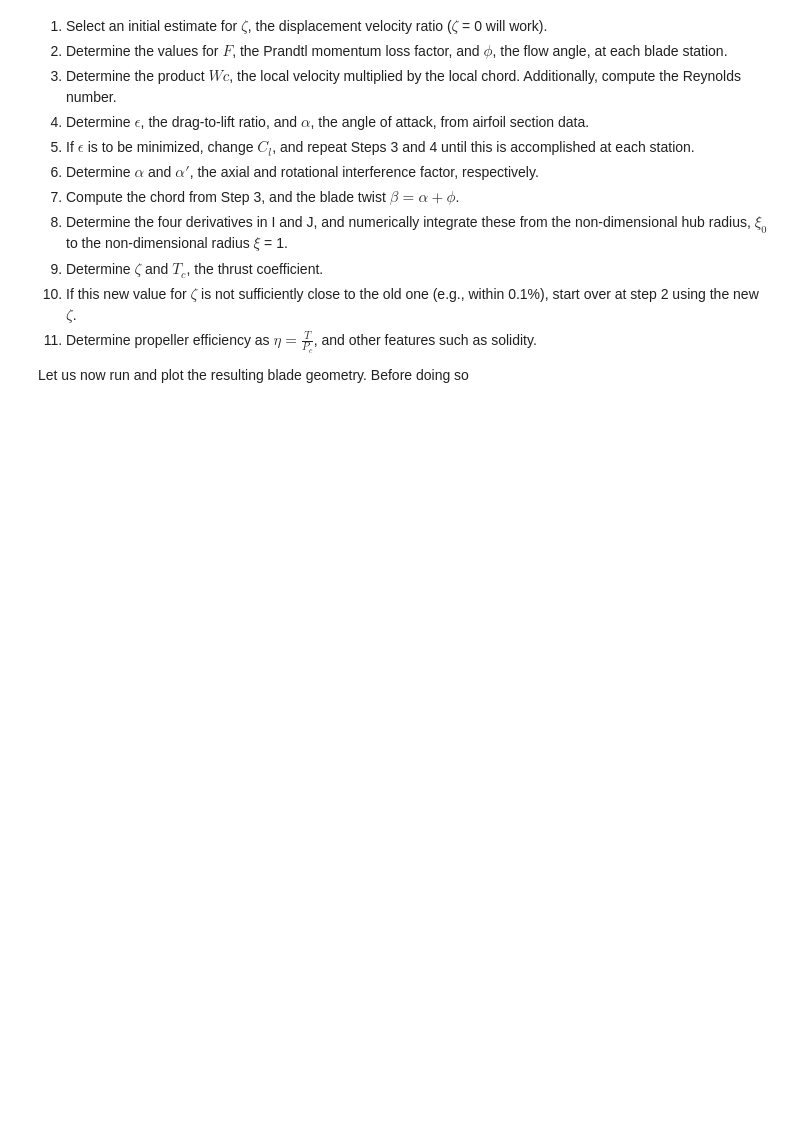
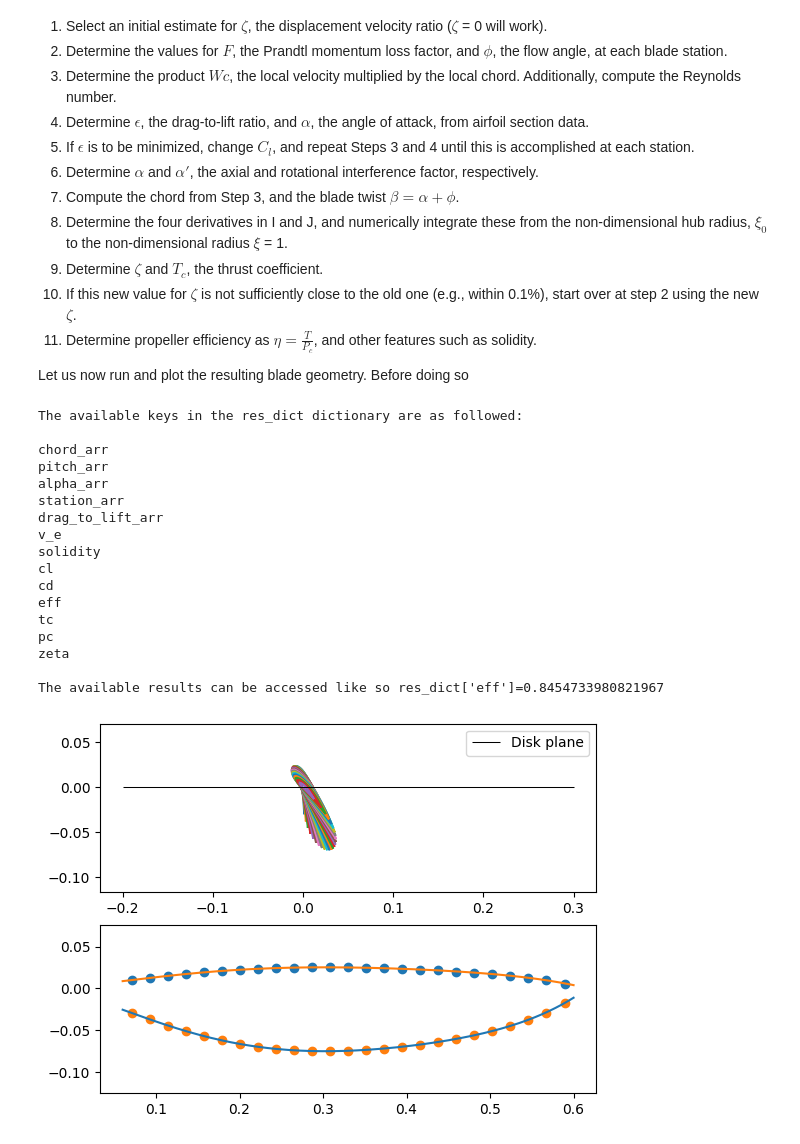
Before and after one commit to saullocastro/tuduam, a Jupyter notebook: notebooks/prop_sizing.ipynb, the cells around one changed output. Saved outputs shown, nothing was run; the diff lists cells and outputs as text; code cells hidden in the pictures; blank space fills up the shorter version.

```diff
--- a/notebooks/prop_sizing.ipynb
+++ b/notebooks/prop_sizing.ipynb
@@ -28,7 +30,13 @@ sys.path.insert(0, os.path.dirname(os.path.abspath('')))
 import tuduam as tud
 import tuduam.propulsion as prop
 
+# Define parameters required by API
+data_path = os.path.realpath(os.path.join(os.path.abspath('.'), '..', 'examples', 'data')) # Path to airfoil data
+coord_path = os.path.realpath(os.path.join(os.path.abspath('.'), '..', 'examples', 'naca_4412.txt')) # Path to airfoil coordinates
+n_stations = 25
+
 # Define operatonal parameters
+thrust_req = 400
 v_cruise = 210/3.6
 h_cruise = 1200
 isa = tud.ISA(h_cruise)
@@ -36,12 +44,12 @@ a_snd = isa.soundspeed()
 rho_cr = isa.density()
 dyn_vis = isa.viscosity_dyn()
 
-# Define the specified conditions for the
-# propeller geometry in the data structure
+# Define the specified conditions for the propeller geometry in the data structure
 prop_class = tud.Propeller(
-                    n_blades=3, # Number of blades
-                    r_prop=0.3,
+                    n_blades=6, # Number of blades
+                    r_prop=0.6, # propeller radius
                     rpm_cruise=1200,
+                    tc_ratio=0.12,  # Thickness to chord ratio of airfoil
                     xi_0=0.1 # nondimensional hub radius (r_hub/R)
                     )
 # %% [markdown]
@@ -68,0 +75,36 @@ design = prop.BEM
+# %%
+# Initiazlie BEM class
+design = prop.BEM(data_path, prop_class, rho_cr,
+                  dyn_vis, v_cruise, n_stations, a_snd, T=thrust_req)
+
+# Execute the BEM optimisation with initial estimate of 0
+res_dict = design.optimise_blade(zeta_init=0)
+
+# Print the available results to the user
+print(f"The available keys in the res_dict dictionary are as followed:\n")
+[print(i) for i in res_dict.keys()]
+print(f"\nThe available results can be accessed like so {res_dict['eff']=}")
+
+# Plot the results
+plot = prop.PlotBlade(prop_class, coord_path)
+plot.plot_blade()
+plot.plot_3D_plotly()
+# %% [output]
+The available keys in the res_dict dictionary are as followed:
+
+chord_arr
+pitch_arr
+alpha_arr
+station_arr
+drag_to_lift_arr
+v_e
+solidity
+cl
+cd
+eff
+tc
+pc
+zeta
+
+The available results can be accessed like so res_dict['eff']=0.8454733980821967
+[figure, added]
```
Also changed, not shown: parts of 2 cells of this notebook, 1 other file.
